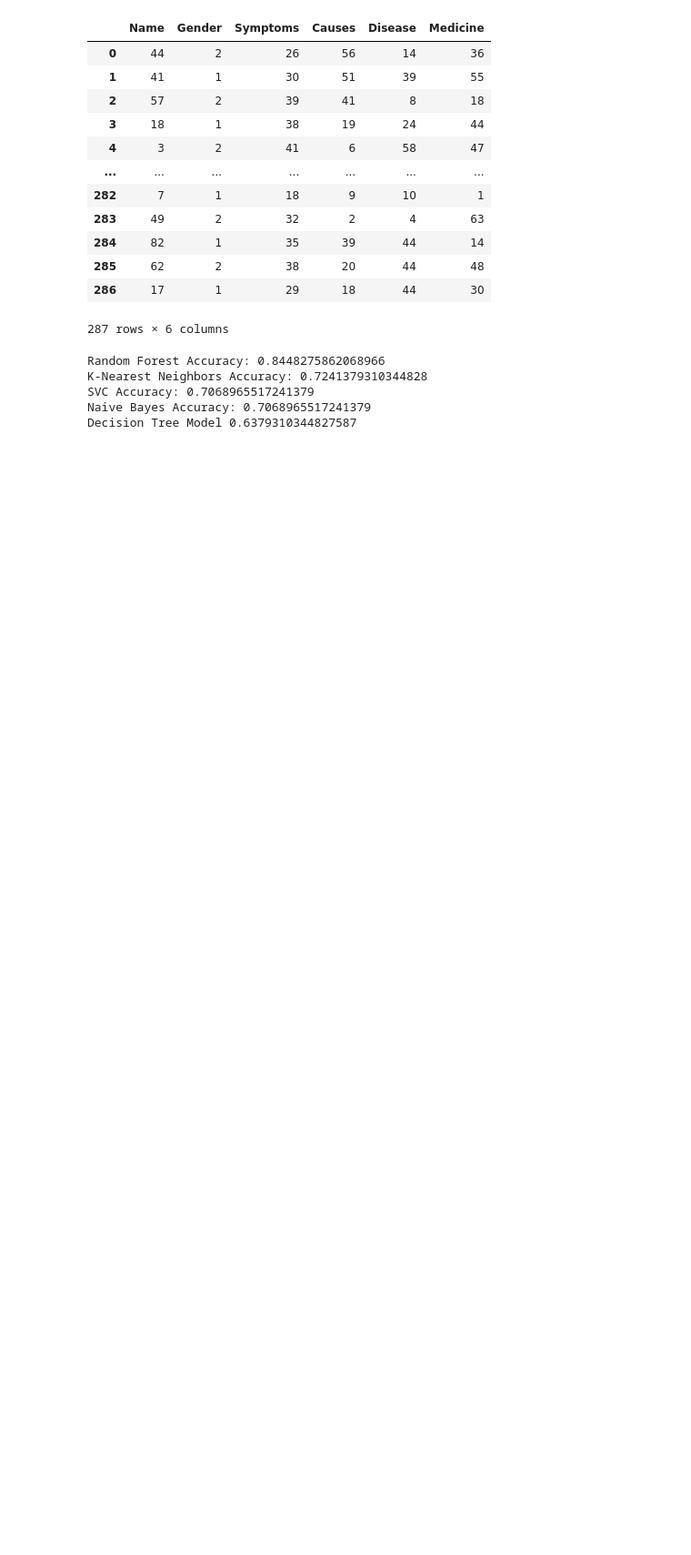
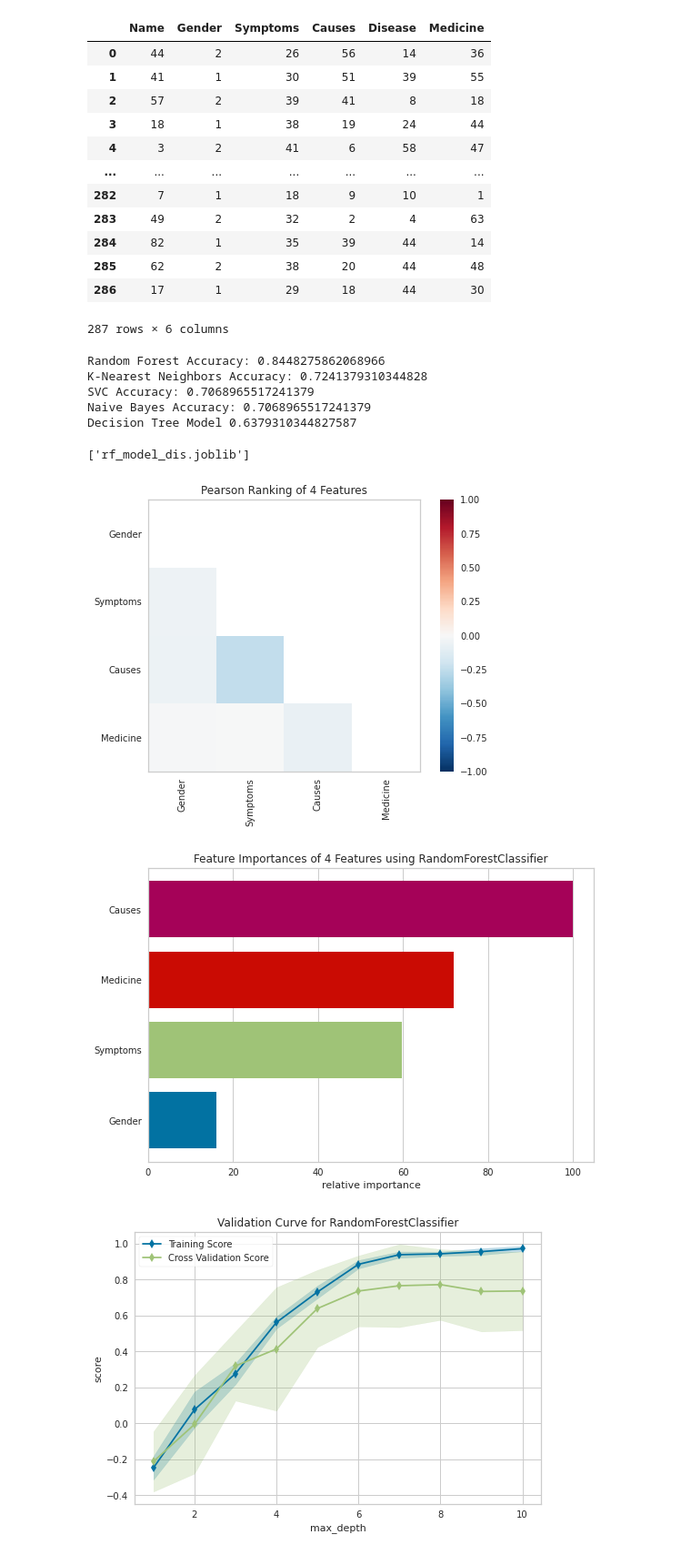
Before and after one commit to CobaltConcrete/Hackomania2024, a Jupyter notebook: frontend/Precision Health (AI Healthcare Automation).ipynb, the cells around one changed output. Shown at 91% size. Cells and saved outputs as stored; diff of their text form; code cells hidden in the pictures; blank space fills up the shorter version.

```diff
--- a/frontend/Precision Health (AI Healthcare Automation).ipynb
+++ b/frontend/Precision Health (AI Healthcare Automation).ipynb
@@ -234,6 +290,7 @@ SVC Accuracy: 0.7068965517241379
 Naive Bayes Accuracy: 0.7068965517241379
 Decision Tree Model 0.6379310344827587
 # %%
-import pickle
 # Download best model, Random Forest Algorithm
-pickle.dump(rf_model, open('rf_model_dis.pkl', 'wb'))
+joblib.dump(rf_model, 'rf_model_dis.joblib')
+# %% [output]
+['rf_model_dis.joblib']
@@ -239,0 +299,23 @@ pickle.dump(rf_model, open('rf_model_dis.pkl', 'wb'))
+# %%
+visualizer = Rank2D(algorithm='pearson')
+
+visualizer.fit(X, y)           # Fit the data to the visualizer
+visualizer.transform(X)        # Transform the data
+visualizer.show()
+
+viz = FeatureImportances(rf_model)
+viz.fit(X, y)
+viz.show()
+
+viz = ValidationCurve(
+    RandomForestClassifier(), param_name="max_depth",
+    param_range=np.arange(1, 11), cv=10, scoring="r2"
+)
+
+# Fit and show the visualizer
+viz.fit(X, y)
+viz.show()
+# %% [output]
+[figure, added]
+[figure, added]
+[figure, added]
```
Also changed, not shown: parts of 14 cells of this notebook, 32 other files.
